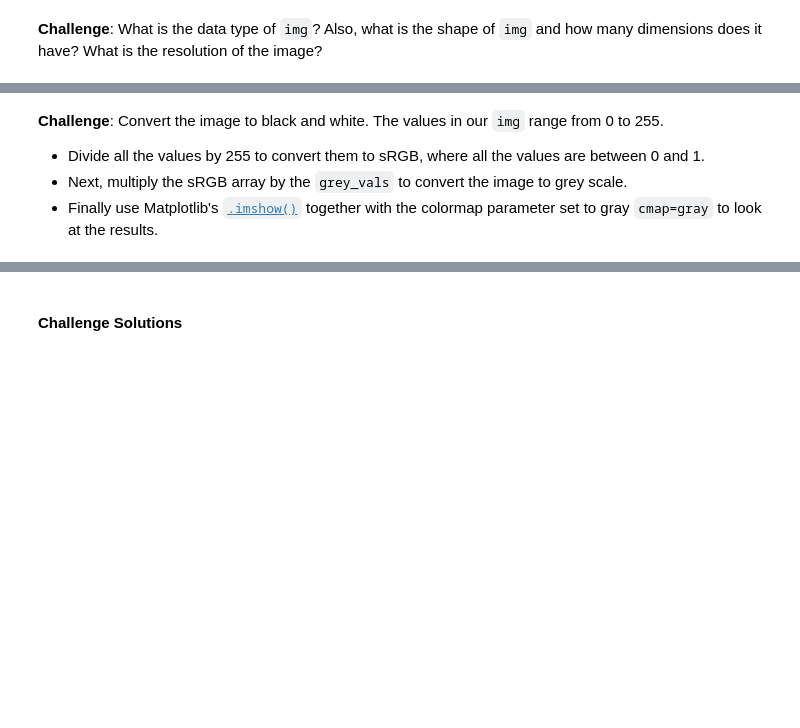
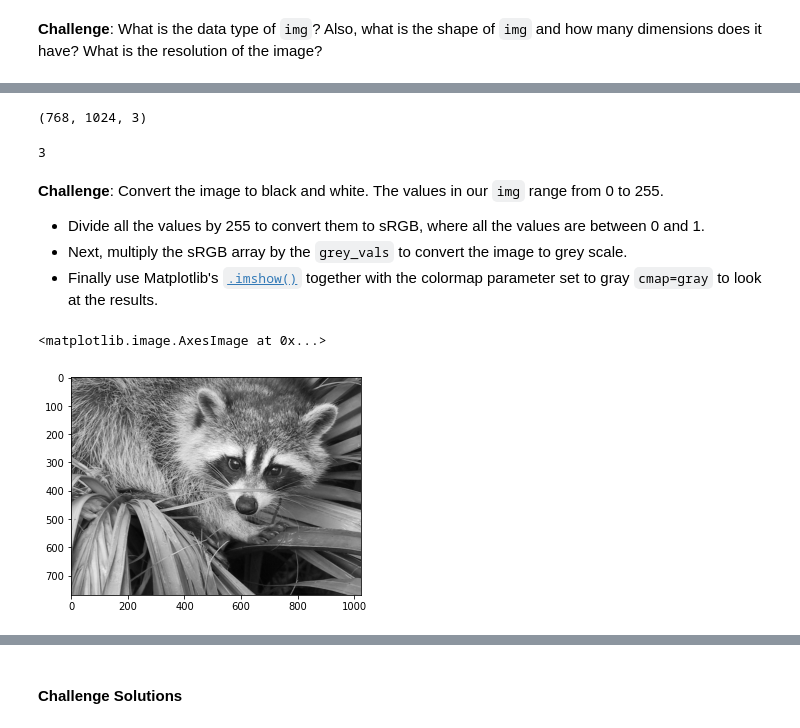
Before and after one commit to zoard-ehmann/100-days-of-python, a Jupyter notebook: Day76/Computation_with_NumPy/Computation_with_NumPy_and_N_Dimensional_Arrays.ipynb, the cells around one changed output, grey strips where cells are left out. Drawn from its saved outputs; the diff is of its cells as text; code cells hidden in the pictures; blank space fills up the shorter version.

```diff
--- a/Day76/Computation_with_NumPy/Computation_with_NumPy_and_N_Dimensional_Arrays.ipynb
+++ b/Day76/Computation_with_NumPy/Computation_with_NumPy_and_N_Dimensional_Arrays.ipynb
@@ -294,3 +324,11 @@ array([[19, 25, 18],
+# %%
+img.shape
+# %% [output]
+(768, 1024, 3)
+# %%
+img.ndim
+# %% [output]
+3
 # %% [markdown]
 **Challenge**: Convert the image to black and white. The values in our `img` range from 0 to 255.
 * Divide all the values by 255 to convert them to sRGB, where all the values are between 0 and 1.
@@ -298,6 +336,14 @@ array([[19, 25, 18],
 * Finally use Matplotlib's [`.imshow()`](https://matplotlib.org/3.1.1/api/_as_gen/matplotlib.pyplot.imshow.html) together with the colormap parameter set to gray `cmap=gray` to look at the results.
 # %%
 grey_vals = np.array([0.2126, 0.7152, 0.0722])
+# %%
+srgb = img / 255
+img_bw = np.matmul(srgb, grey_vals)
+# %%
+plt.imshow(img_bw, cmap='gray')
+# %% [output]
+<matplotlib.image.AxesImage at 0x...>
+[figure, added]
 # %% [markdown]
 **Challenge**: Can you manipulate the images by doing some operations on the underlying ndarrays? See if you can change the values in the ndarray so that:
 
```
Also changed, not shown: parts of 11 cells of this notebook.
